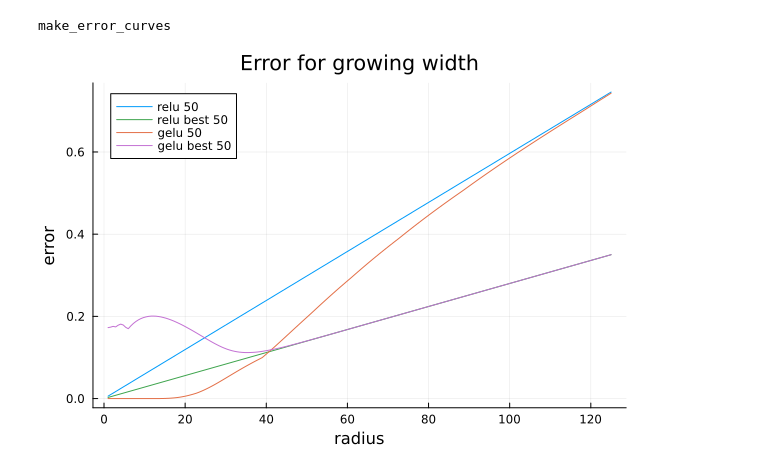
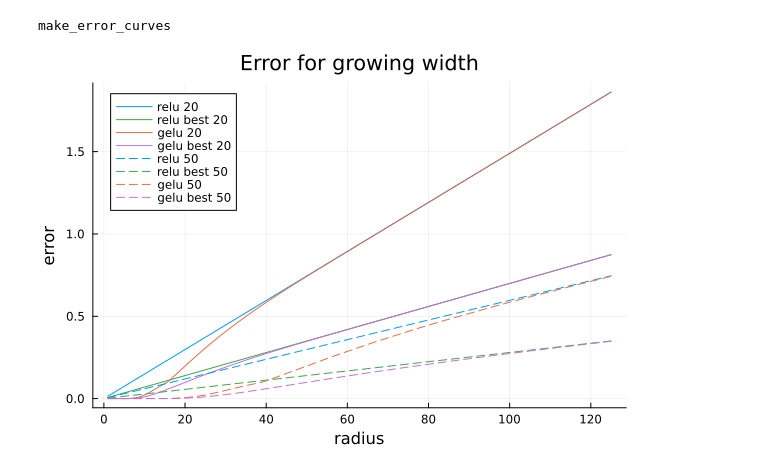
Before and after one commit to phK3/VeryDiffPolyExperiments, a Jupyter notebook: simple_nns/generate_nns_gelu_remez.ipynb, the cells around one changed output. Cells and saved outputs as stored; diff of their text form; code cells hidden in the pictures.

Commit message:
fix relu to gelu remez

```diff
--- a/simple_nns/generate_nns_gelu_remez.ipynb
+++ b/simple_nns/generate_nns_gelu_remez.ipynb
@@ -531,8 +531,10 @@ function make_error_function(fun::String, l, u, degree; mode=:chebyshev)
 
     if mode == :chebyshev
         p = VeryDiff.chebyshev_coefficients(f, l, u, degree)
-    elseif mode == :remez
+    elseif mode == :remez && fun == "relu"
         p, _ = VeryDiff.approx_relu_poly(l, u, degree, max_iter=20)
+    elseif mode == :remez && fun == "gelu"
+        p, _ = VeryDiff.approx_gelu_poly(l, u, degree, max_iter=20)
     else
         throw(ArgumentError("Mode $mode not known!"))
     end
@@ -603,16 +605,16 @@ end
 make_error_curves
 # %%
 p1 = plot(title="Error for growing width", xlabel="radius", ylabel="error")
-for (degree, ls) in zip([50], [:solid, :dash, :dot])
+for (degree, ls) in zip([20, 50], [:solid, :dash, :dot])
     radii, errs_relu, errs_relu_best, errs_gelu, errs_gelu_best = make_error_curves(125, degree)
 
     plot!(radii, errs_relu, label="relu $degree", color=1, linestyle=ls)
     plot!(radii, errs_relu_best, label="relu best $degree", color=3, linestyle=ls)
     plot!(radii, errs_gelu, label="gelu $degree", color=2, linestyle=ls)
     plot!(radii, errs_gelu_best, label="gelu best $degree", color=4, linestyle=ls)
 
 end
 
 p1
 # %% [output]
-[figure, old version]
+[figure, new version]
```
